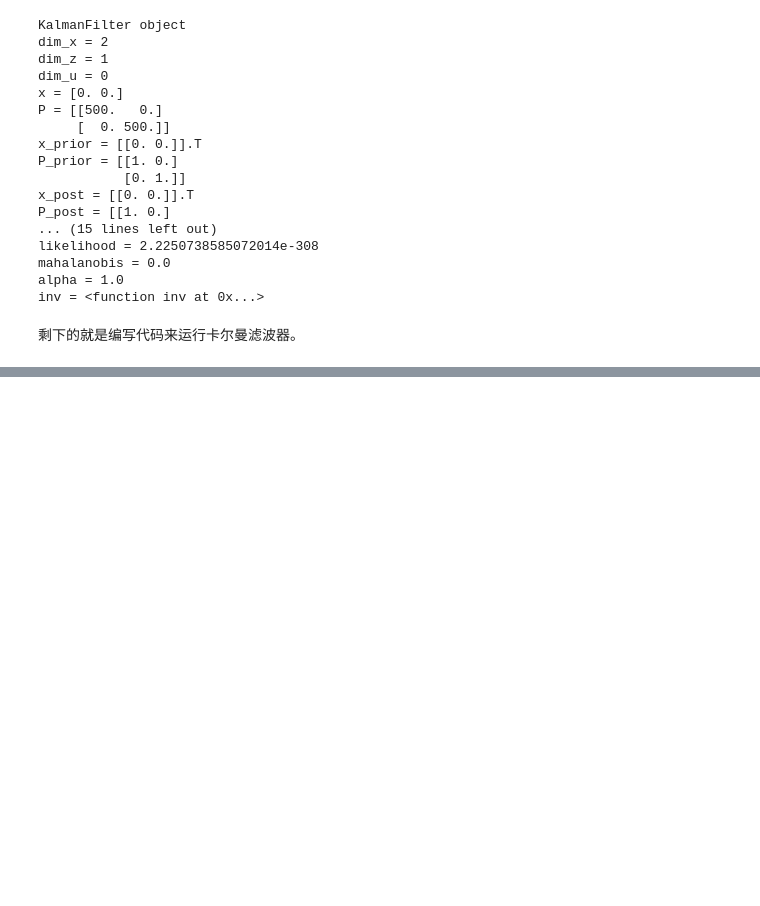
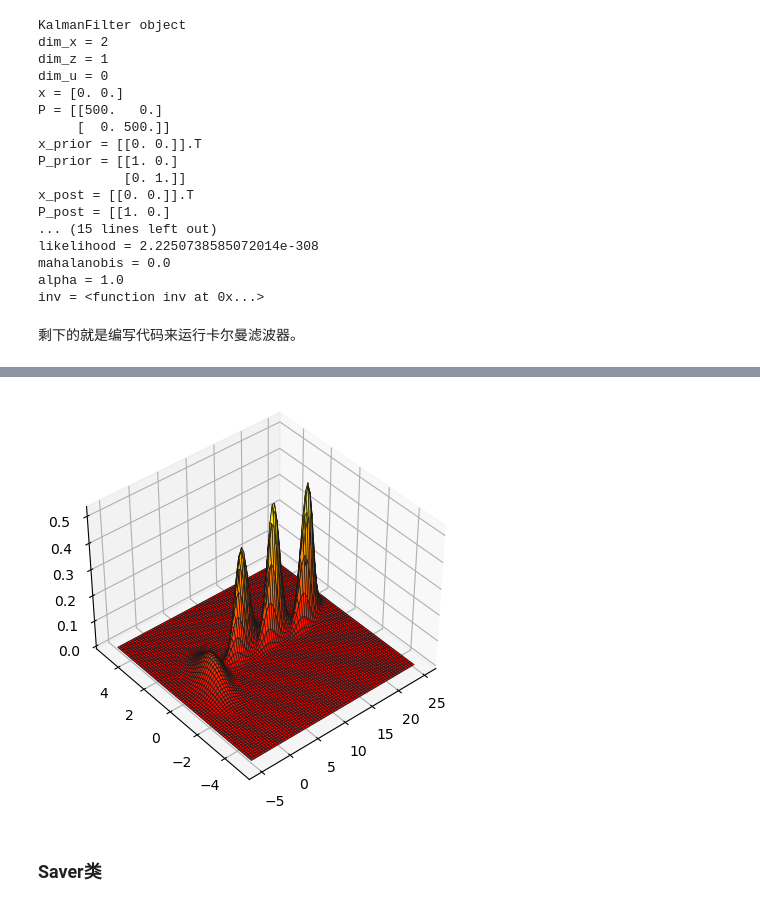
Before and after one commit to SunJianboGitHub/KalmanFilter, a Jupyter notebook: 06-多元卡尔曼滤波器.ipynb, the cells around one changed output, grey strips where cells are left out. Saved outputs shown, nothing was run; the diff lists cells and outputs as text; code cells hidden in the pictures; blank space fills up the shorter version.

```diff
--- a/06-多元卡尔曼滤波器.ipynb
+++ b/06-多元卡尔曼滤波器.ipynb
@@ -723,0 +797,14 @@ inv = <function inv at 0x...>
+# %%
+from lean.kf_book.book_plots import set_figsize, figsize
+from lean.kf_book.nonlinear_plots import plot_gaussians
+
+P = np.diag([3., 1.])
+np.random.seed(3)
+
+Ms, Ps = run(count=25, R=10, Q=0.01, P=P, do_plot=False)
+with figsize(x=9, y=5):
+    plot_gaussians(Ms[::7], Ps[::7], (-5,25), (-5, 5), 75)
+# %% [output]
+[figure, added]
+# %% [markdown]
+### **Saver类**
```
Also changed, not shown: parts of 15 cells of this notebook.
